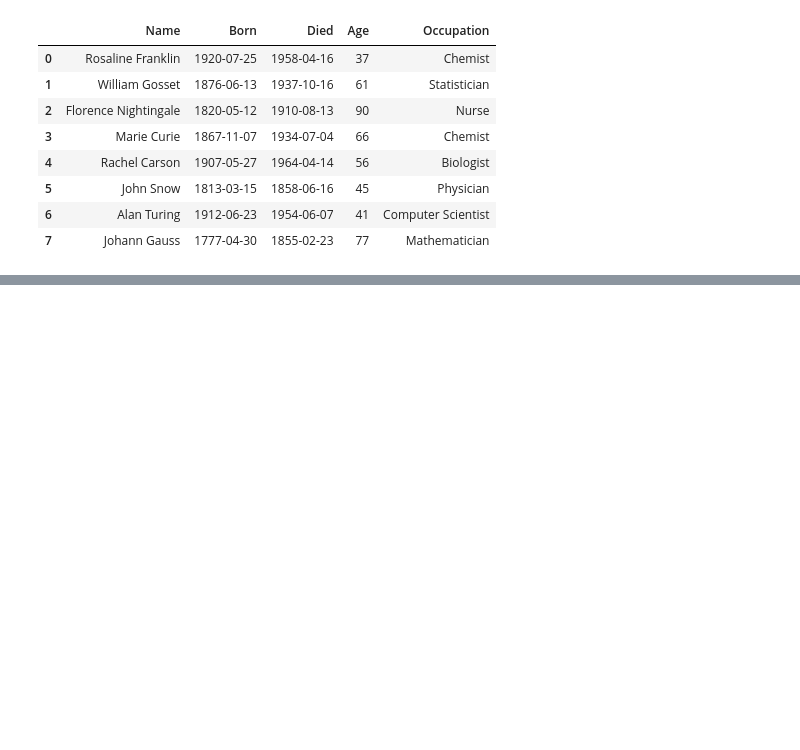
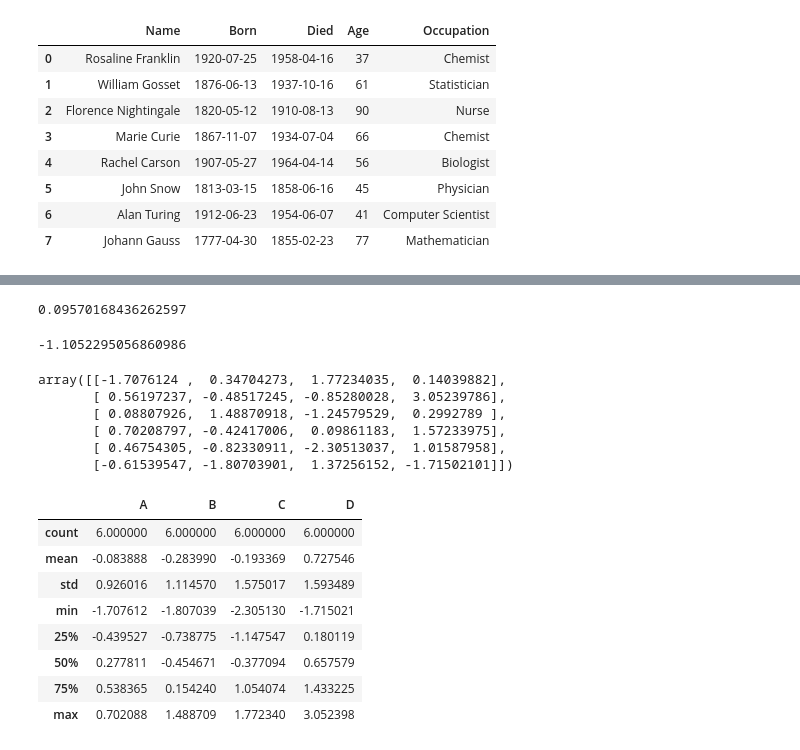
Before and after one commit to Shin-Sangseok/Google_colab_practice, a Jupyter notebook: colab_test_1.ipynb, the cells around one changed output, grey strips where cells are left out. Saved outputs shown, nothing was run; the diff lists cells and outputs as text; code cells hidden in the pictures; blank space fills up the shorter version.

```diff
--- a/colab_test_1.ipynb
+++ b/colab_test_1.ipynb
@@ -44,3 +44,6 @@ df2
 | 5 | John Snow | 1813-03-15 | 1858-06-16 | 45 | Physician |
 | 6 | Alan Turing | 1912-06-23 | 1954-06-07 | 41 | Computer Scientist |
 | 7 | Johann Gauss | 1777-04-30 | 1855-02-23 | 77 | Mathematician |
+# %%
+dates = pd.date_range('20190301', periods=6)
+dates
@@ -46,0 +75,3 @@ df2
+# %%
+df2 = pd.DataFrame(np.random.randn(6,4),index = dates, columns=['A','B','C','D'])
+df2
@@ -46,0 +153,29 @@ df2
+# %%
+a[0]
+# %% [output]
+0.09570168436262597
+# %%
+a[1]
+# %% [output]
+-1.1052295056860986
+# %%
+df2.values
+# %% [output]
+array([[-1.7076124 ,  0.34704273,  1.77234035,  0.14039882],
+       [ 0.56197237, -0.48517245, -0.85280028,  3.05239786],
+       [ 0.08807926,  1.48870918, -1.24579529,  0.2992789 ],
+       [ 0.70208797, -0.42417006,  0.09861183,  1.57233975],
+       [ 0.46754305, -0.82330911, -2.30513037,  1.01587958],
+       [-0.61539547, -1.80703901,  1.37256152, -1.71502101]])
+# %%
+df2.describe()
+# %% [output]
+|  | A | B | C | D |
+| count | 6.000000 | 6.000000 | 6.000000 | 6.000000 |
+| mean | -0.083888 | -0.283990 | -0.193369 | 0.727546 |
+| std | 0.926016 | 1.114570 | 1.575017 | 1.593489 |
+| min | -1.707612 | -1.807039 | -2.305130 | -1.715021 |
+| 25% | -0.439527 | -0.738775 | -1.147547 | 0.180119 |
+| 50% | 0.277811 | -0.454671 | -0.377094 | 0.657579 |
+| 75% | 0.538365 | 0.154240 | 1.054074 | 1.433225 |
+| max | 0.702088 | 1.488709 | 1.772340 | 3.052398 |
```
Also changed, not shown: parts of 38 cells of this notebook.
